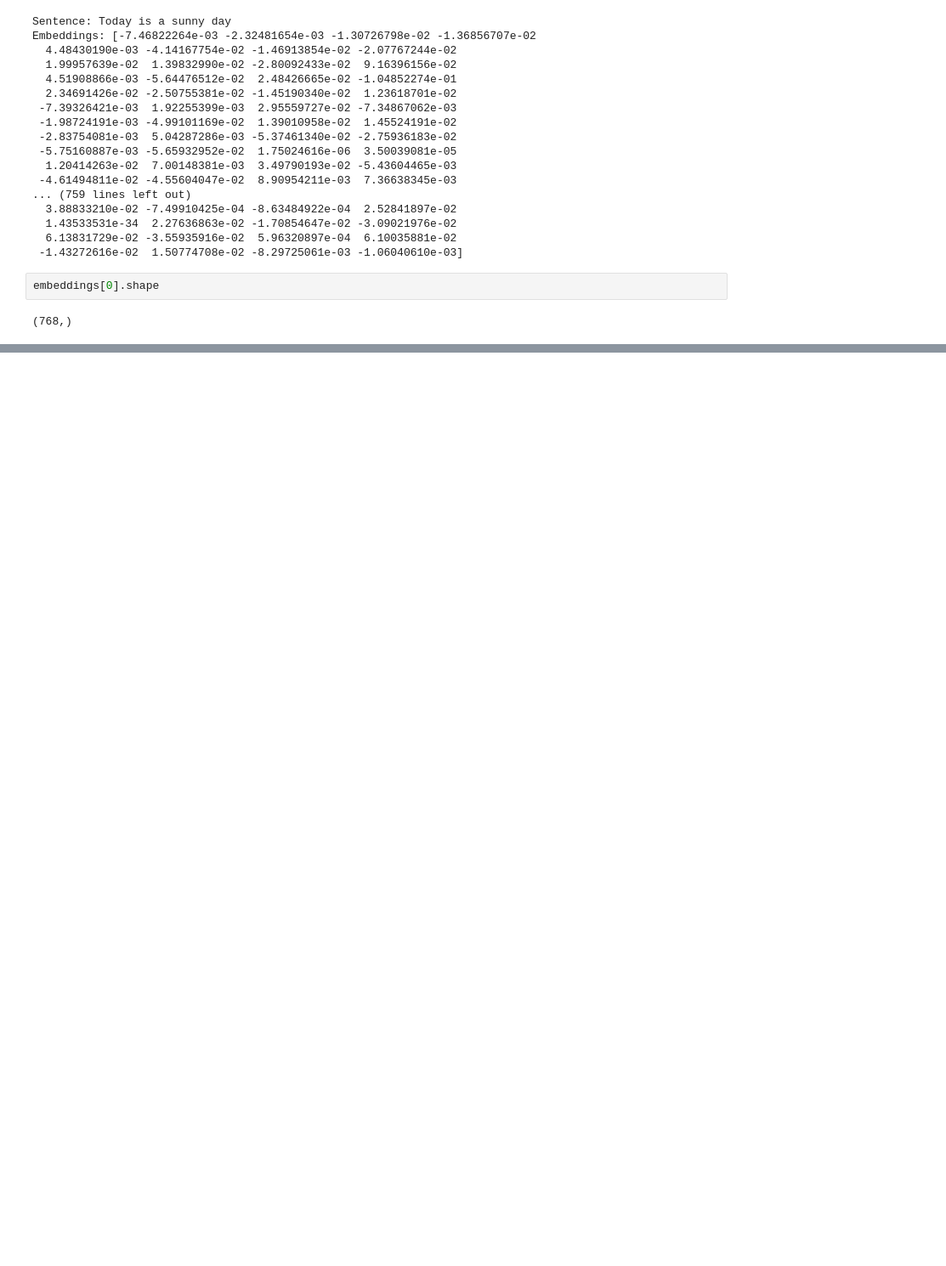
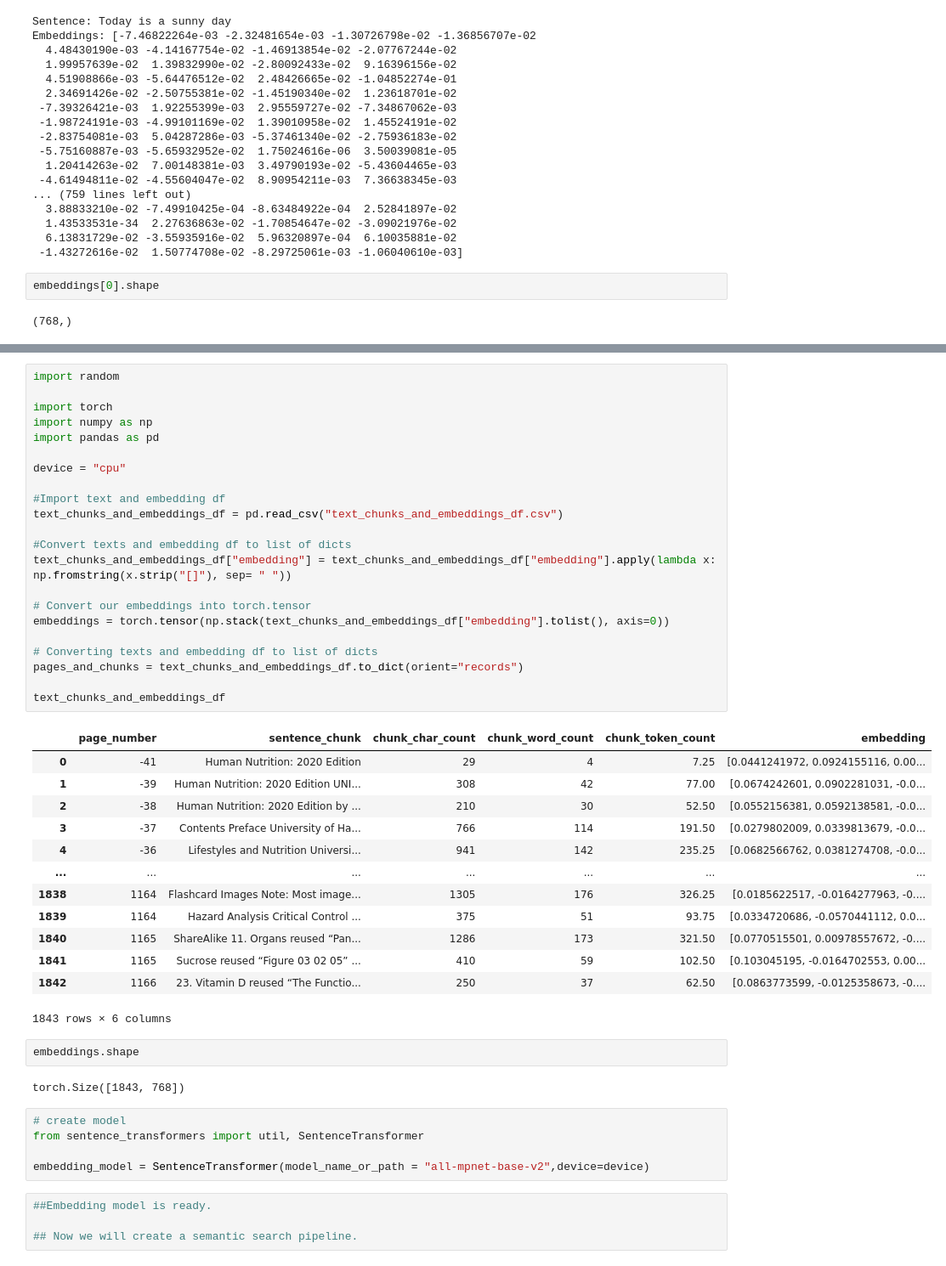
Before and after one commit to GargiBhise/Ayurveda-Insights-A-RAG-Based-System, a Jupyter notebook: Preprocessing.ipynb, the cells around one changed output, grey strips where cells are left out. Shown: that part at 85% size. Saved outputs shown, nothing was run; the diff lists cells and outputs as text; blank space fills up the shorter version.

Commit message:
embeddings created

```diff
--- a/Preprocessing.ipynb
+++ b/Preprocessing.ipynb
@@ -351,0 +396,49 @@ embeddings[0].shape
+# %%
+import random
+
+import torch
+import numpy as np
+import pandas as pd
+
+device = "cpu"
+
+#Import text and embedding df
+text_chunks_and_embeddings_df = pd.read_csv("text_chunks_and_embeddings_df.csv")
+
+#Convert texts and embedding df to list of dicts
+text_chunks_and_embeddings_df["embedding"] = text_chunks_and_embeddings_df["embedding"].apply(lambda x: np.fromstring(x.strip("[]"), sep= " "))
+
+# Convert our embeddings into torch.tensor
+embeddings = torch.tensor(np.stack(text_chunks_and_embeddings_df["embedding"].tolist(), axis=0))
+
+# Converting texts and embedding df to list of dicts
+pages_and_chunks = text_chunks_and_embeddings_df.to_dict(orient="records")
+
+text_chunks_and_embeddings_df
+# %% [output]
+|  | page_number | sentence_chunk | chunk_char_count | chunk_word_count | chunk_token_count | embedding |
+| 0 | -41 | Human Nutrition: 2020 Edition | 29 | 4 | 7.25 | [0.0441241972, 0.0924155116, 0.00... |
+| 1 | -39 | Human Nutrition: 2020 Edition UNI... | 308 | 42 | 77.00 | [0.0674242601, 0.0902281031, -0.0... |
+| 2 | -38 | Human Nutrition: 2020 Edition by ... | 210 | 30 | 52.50 | [0.0552156381, 0.0592138581, -0.0... |
+| 3 | -37 | Contents Preface University of Ha... | 766 | 114 | 191.50 | [0.0279802009, 0.0339813679, -0.0... |
+| 4 | -36 | Lifestyles and Nutrition Universi... | 941 | 142 | 235.25 | [0.0682566762, 0.0381274708, -0.0... |
+| ... | ... | ... | ... | ... | ... | ... |
+| 1838 | 1164 | Flashcard Images Note: Most image... | 1305 | 176 | 326.25 | [0.0185622517, -0.0164277963, -0.... |
+| 1839 | 1164 | Hazard Analysis Critical Control ... | 375 | 51 | 93.75 | [0.0334720686, -0.0570441112, 0.0... |
+| 1840 | 1165 | ShareAlike 11. Organs reused “Pan... | 1286 | 173 | 321.50 | [0.0770515501, 0.00978557672, -0.... |
+| 1841 | 1165 | Sucrose reused “Figure 03 02 05” ... | 410 | 59 | 102.50 | [0.103045195, -0.0164702553, 0.00... |
+| 1842 | 1166 | 23. Vitamin D reused “The Functio... | 250 | 37 | 62.50 | [0.0863773599, -0.0125358673, -0.... |
+1843 rows × 6 columns
+# %%
+embeddings.shape
+# %% [output]
+torch.Size([1843, 768])
+# %%
+# create model
+from sentence_transformers import util, SentenceTransformer
+
+embedding_model = SentenceTransformer(model_name_or_path = "all-mpnet-base-v2",device=device)
+# %%
+##Embedding model is ready.
+
+## Now we will create a semantic search pipeline.
```
Also changed, not shown: parts of 11 cells of this notebook, 1 other file.
